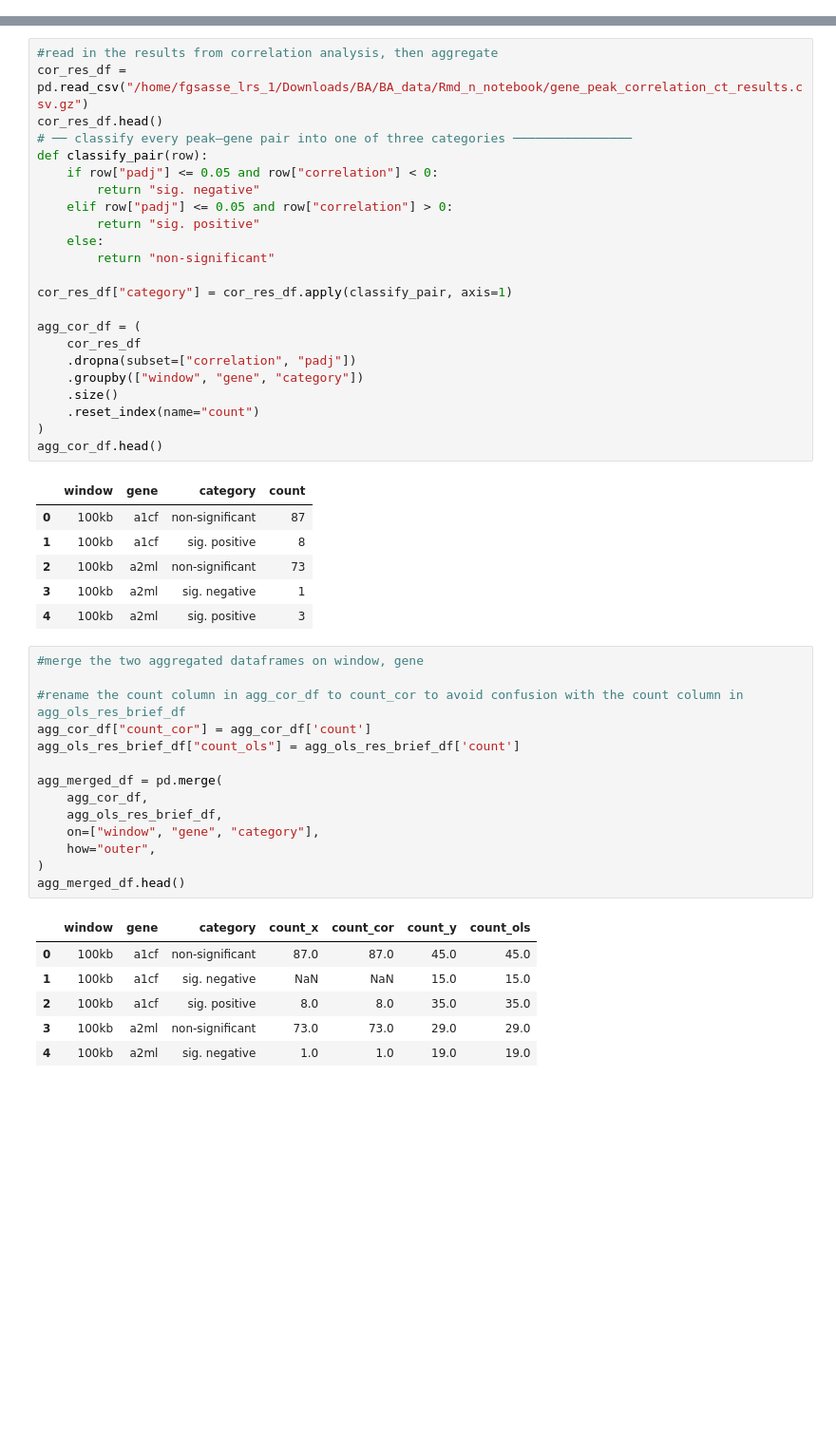
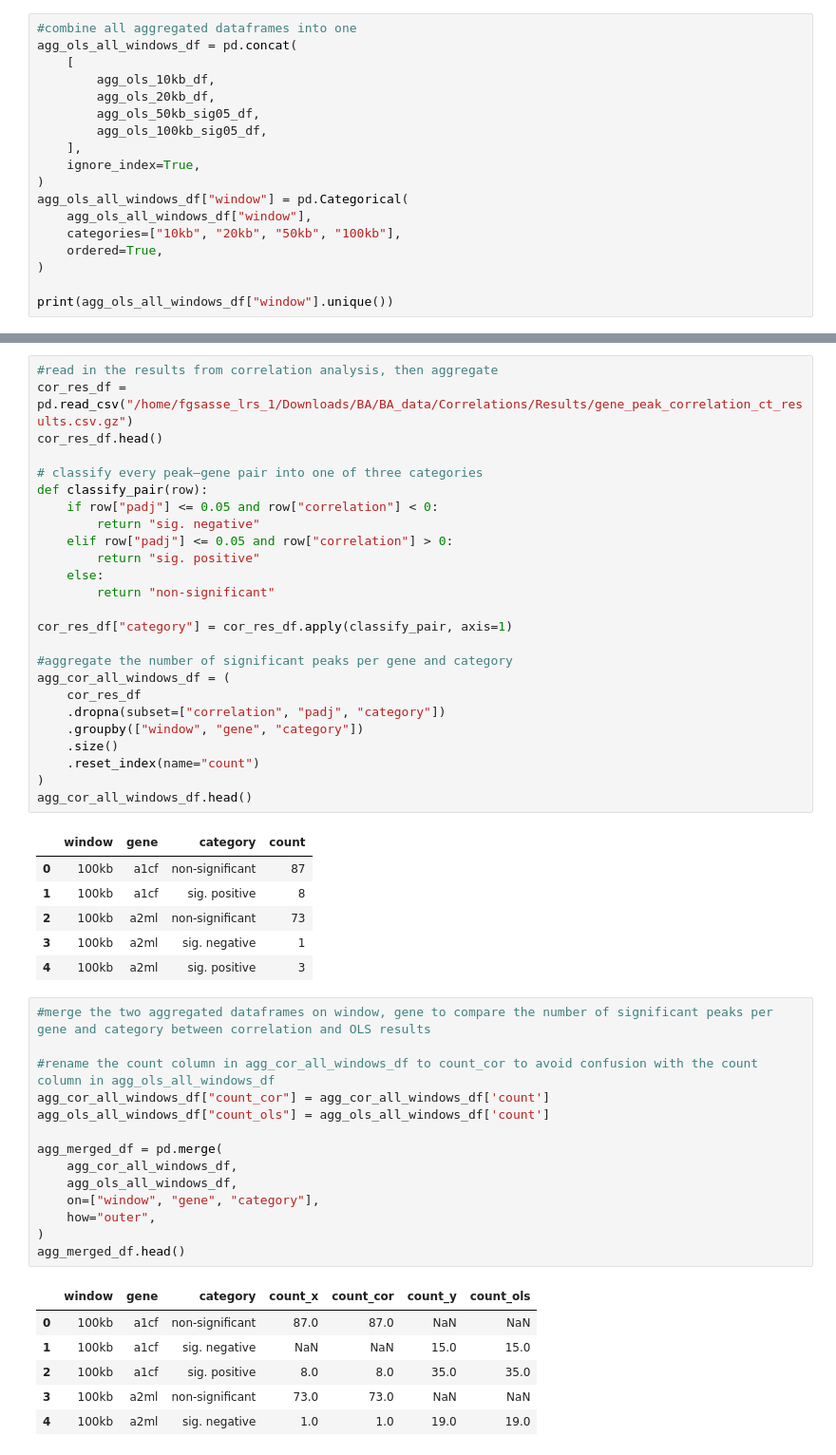
Before and after one commit to smin07/BA, a Jupyter notebook: notebooks/RNA_ATAC_ols_lm_ct.ipynb, the cells around one changed output, grey strips where cells are left out. Shown at 95% size. Drawn from its saved outputs; the diff is of its cells as text; blank space fills up the shorter version.

```diff
--- a/notebooks/RNA_ATAC_ols_lm_ct.ipynb
+++ b/notebooks/RNA_ATAC_ols_lm_ct.ipynb
@@ -2188,0 +1631,18 @@ agg_ols_res_brief_df.shape
+# %%
+#combine all aggregated dataframes into one
+agg_ols_all_windows_df = pd.concat(
+    [
+        agg_ols_10kb_df,
+        agg_ols_20kb_df,
+        agg_ols_50kb_sig05_df,
+        agg_ols_100kb_sig05_df,
+    ],
+    ignore_index=True,
+)
+agg_ols_all_windows_df["window"] = pd.Categorical(
+    agg_ols_all_windows_df["window"],
+    categories=["10kb", "20kb", "50kb", "100kb"],
+    ordered=True,
+)
+
+print(agg_ols_all_windows_df["window"].unique())
@@ -2189,8 +1654,9 @@ agg_ols_res_brief_df.shape
 # %%
 #read in the results from correlation analysis, then aggregate
-cor_res_df = pd.read_csv("/home/fgsasse_lrs_1/Downloads/BA/BA_data/Rmd_n_notebook/gene_peak_correlation_ct_results.csv.gz")
+cor_res_df = pd.read_csv("/home/fgsasse_lrs_1/Downloads/BA/BA_data/Correlations/Results/gene_peak_correlation_ct_results.csv.gz")
 cor_res_df.head()
-# ── classify every peak–gene pair into one of three categories ────────────────
+
+# classify every peak–gene pair into one of three categories
 def classify_pair(row):
     if row["padj"] <= 0.05 and row["correlation"] < 0:
         return "sig. negative"
@@ -2201,14 +1667,15 @@ def classify_pair(row):
 
 cor_res_df["category"] = cor_res_df.apply(classify_pair, axis=1)
 
-agg_cor_df = (
+#aggregate the number of significant peaks per gene and category
+agg_cor_all_windows_df = (
     cor_res_df
-    .dropna(subset=["correlation", "padj"])
+    .dropna(subset=["correlation", "padj", "category"])
     .groupby(["window", "gene", "category"])
     .size()
     .reset_index(name="count")
 )
-agg_cor_df.head()
+agg_cor_all_windows_df.head()
 # %% [output]
 |  | window | gene | category | count |
 | 0 | 100kb | a1cf | non-significant | 87 |
@@ -2217,23 +1684,23 @@ agg_cor_df.head()
 | 3 | 100kb | a2ml | sig. negative | 1 |
 | 4 | 100kb | a2ml | sig. positive | 3 |
 # %%
-#merge the two aggregated dataframes on window, gene
+#merge the two aggregated dataframes on window, gene to compare the number of significant peaks per gene and category between correlation and OLS results
 
-#rename the count column in agg_cor_df to count_cor to avoid confusion with the count column in agg_ols_res_brief_df
-agg_cor_df["count_cor"] = agg_cor_df['count']
-agg_ols_res_brief_df["count_ols"] = agg_ols_res_brief_df['count']
+#rename the count column in agg_cor_all_windows_df to count_cor to avoid confusion with the count column in agg_ols_all_windows_df
+agg_cor_all_windows_df["count_cor"] = agg_cor_all_windows_df['count']
+agg_ols_all_windows_df["count_ols"] = agg_ols_all_windows_df['count']
 
 agg_merged_df = pd.merge(
-    agg_cor_df,
-    agg_ols_res_brief_df,
+    agg_cor_all_windows_df,
+    agg_ols_all_windows_df,
     on=["window", "gene", "category"],
     how="outer",
 )
 agg_merged_df.head()
 # %% [output]
 |  | window | gene | category | count_x | count_cor | count_y | count_ols |
-| 0 | 100kb | a1cf | non-significant | 87.0 | 87.0 | 45.0 | 45.0 |
+| 0 | 100kb | a1cf | non-significant | 87.0 | 87.0 | NaN | NaN |
 | 1 | 100kb | a1cf | sig. negative | NaN | NaN | 15.0 | 15.0 |
 | 2 | 100kb | a1cf | sig. positive | 8.0 | 8.0 | 35.0 | 35.0 |
-| 3 | 100kb | a2ml | non-significant | 73.0 | 73.0 | 29.0 | 29.0 |
+| 3 | 100kb | a2ml | non-significant | 73.0 | 73.0 | NaN | NaN |
 | 4 | 100kb | a2ml | sig. negative | 1.0 | 1.0 | 19.0 | 19.0 |
```
Also changed, not shown: parts of 52 cells of this notebook, 1 other file.
